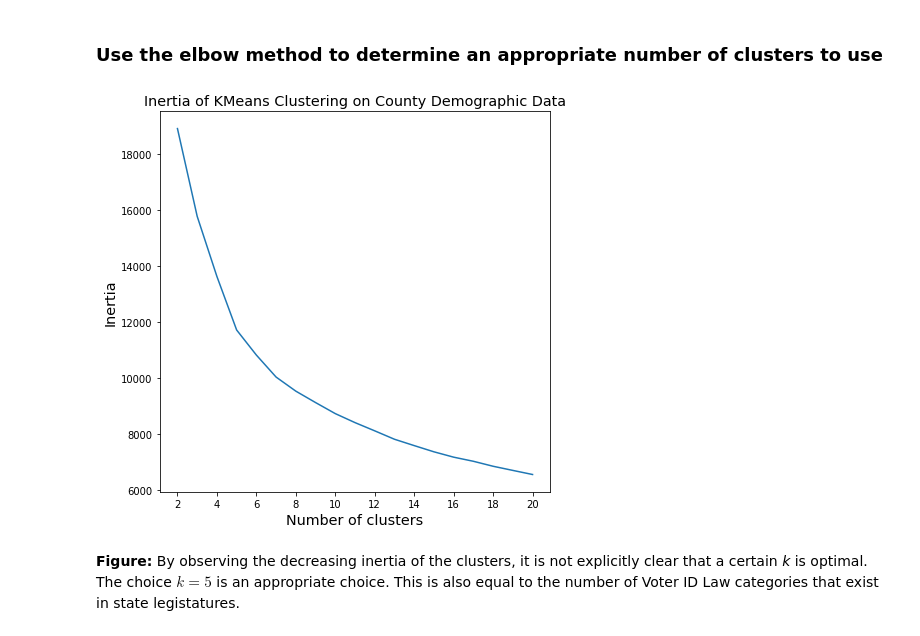
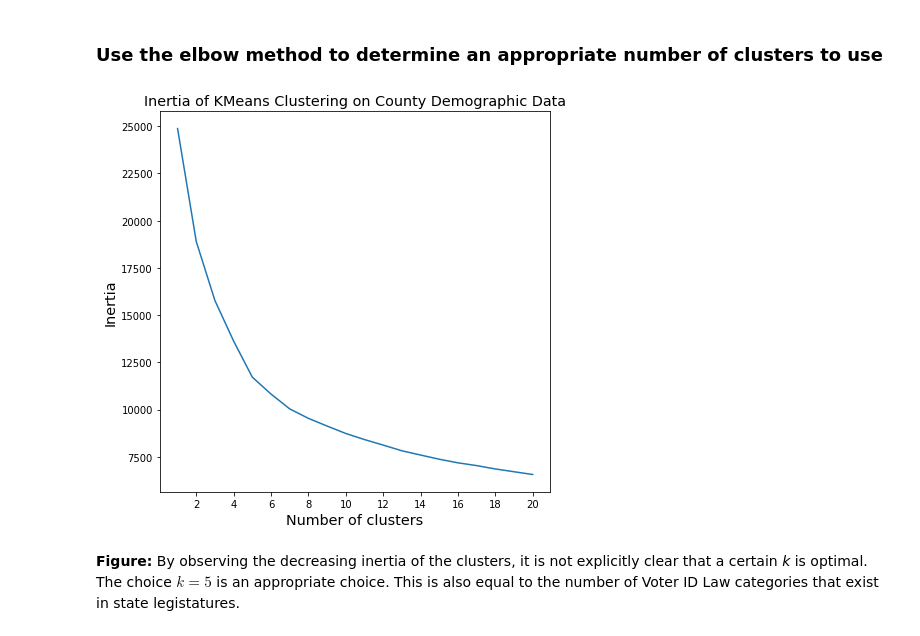
Before and after one commit to DesiPilla/demographics-voterid-turnout, a Jupyter notebook: Data_Analysis.ipynb, the cells around one changed output. Drawn from its saved outputs; the diff is of its cells as text; code cells hidden in the pictures.

```diff
--- a/Data_Analysis.ipynb
+++ b/Data_Analysis.ipynb
@@ -518,19 +514,19 @@ clust_cnty_st = feat_st.drop(columns=['VoterIDLaw'])
 
 inertias = []
 max_clust = 20
-for n in range(2, max_clust+1):
+for n in range(1, max_clust+1):
     clust = KMeans(n_clusters=n, random_state=667).fit(clust_cnty_st)
     inertias.append(clust.inertia_)
 # %%
 fig , ax = plt.subplots(figsize=(7, 7))
-ax.plot(range(2, max_clust+1), inertias)
+ax.plot(range(1, max_clust+1), inertias)
 ax.set_title("Inertia of KMeans Clustering on County Demographic Data", fontsize='x-large')
 ax.set_ylabel("Inertia", fontsize='x-large')
 ax.set_xlabel("Number of clusters", fontsize='x-large')
 ax.set_xticks(range(2, max_clust+1, 2))
 ax.set_xticklabels(range(2, max_clust+1, 2));
 # %% [output]
-[figure, old version]
+[figure, new version]
 # %% [markdown]
 **Figure:** By observing the decreasing inertia of the clusters, it is not explicitly clear that a certain *k* is optimal. The choice $k=5$ is an appropriate choice. This is also equal to the number of Voter ID Law categories that exist in state legistatures.
 # %% [markdown]
```
Also changed, not shown: parts of 24 cells of this notebook.
